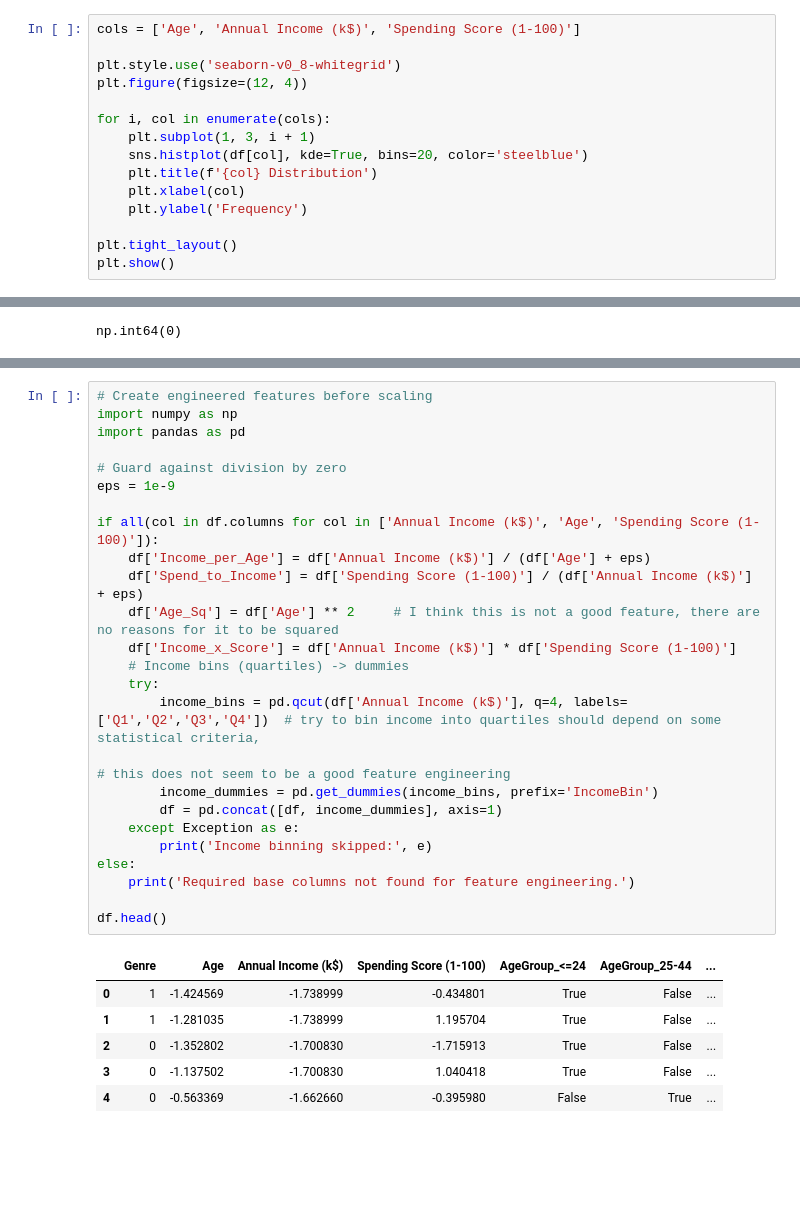
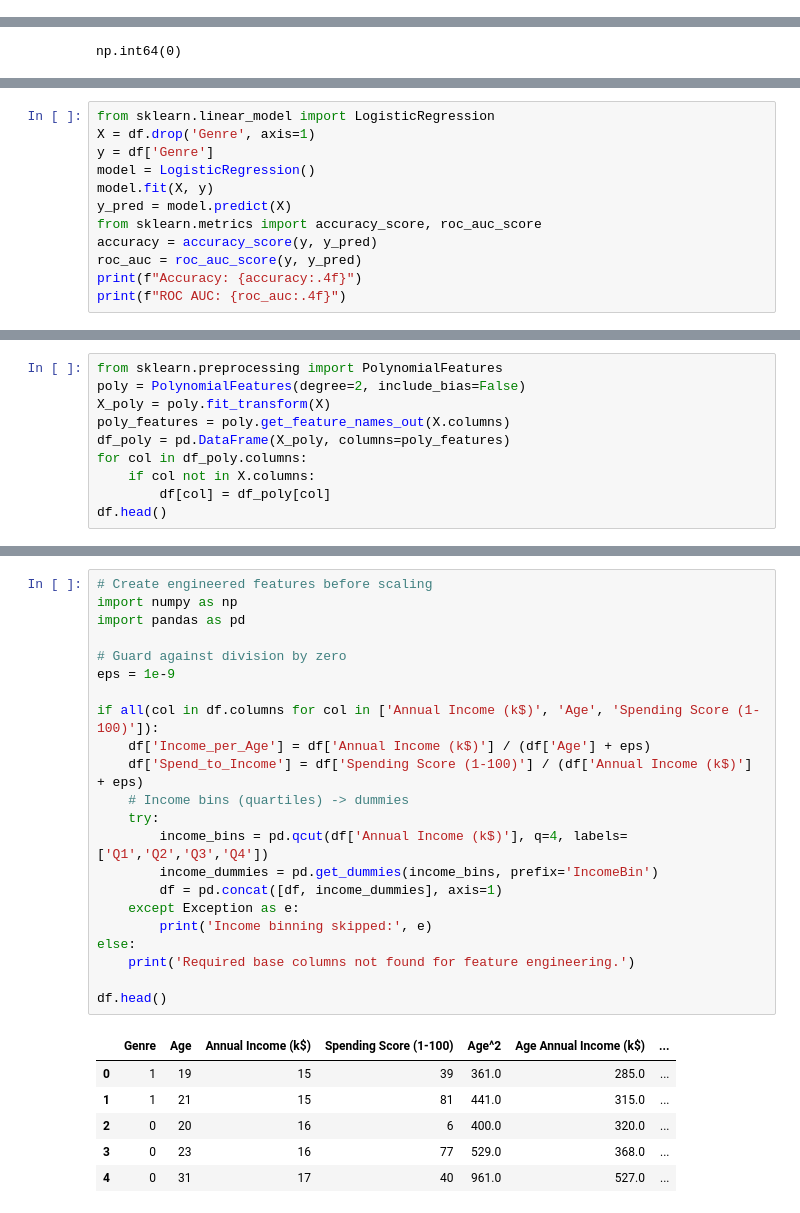
Before and after one commit to Pseudonymous-gdy/Data-Mining-Project, a Jupyter notebook: Preprocessing.ipynb, the cells around one changed output, grey strips where cells are left out. Cells and saved outputs as stored; diff of their text form; blank space fills up the shorter version.

```diff
--- a/Preprocessing.ipynb
+++ b/Preprocessing.ipynb
@@ -13,18 +13,3 @@ df.head()
 | 2 | 3 | Female | 20 | 16 | 6 |
 | 3 | 4 | Female | 23 | 16 | 77 |
 | 4 | 5 | Female | 31 | 17 | 40 |
-# %%
-cols = ['Age', 'Annual Income (k$)', 'Spending Score (1-100)']
-
-plt.style.use('seaborn-v0_8-whitegrid')
-plt.figure(figsize=(12, 4))
-
-for i, col in enumerate(cols):
-    plt.subplot(1, 3, i + 1)
-    sns.histplot(df[col], kde=True, bins=20, color='steelblue')
-    plt.title(f'{col} Distribution')
-    plt.xlabel(col)
-    plt.ylabel('Frequency')
-
-plt.tight_layout()
-plt.show()
@@ -181,0 +149,12 @@ df.head()
+# %%
+from sklearn.linear_model import LogisticRegression
+X = df.drop('Genre', axis=1)
+y = df['Genre']
+model = LogisticRegression()
+model.fit(X, y)
+y_pred = model.predict(X)
+from sklearn.metrics import accuracy_score, roc_auc_score
+accuracy = accuracy_score(y, y_pred)
+roc_auc = roc_auc_score(y, y_pred)
+print(f"Accuracy: {accuracy:.4f}")
+print(f"ROC AUC: {roc_auc:.4f}")
@@ -191,2 +172,12 @@ We add a few interpretable features to better reflect customer profiles:
 
 Note: features are created before scaling; binary/dummy variables will not be scaled later.
+# %%
+from sklearn.preprocessing import PolynomialFeatures
+poly = PolynomialFeatures(degree=2, include_bias=False)
+X_poly = poly.fit_transform(X)
+poly_features = poly.get_feature_names_out(X.columns)
+df_poly = pd.DataFrame(X_poly, columns=poly_features)
+for col in df_poly.columns:
+    if col not in X.columns:
+        df[col] = df_poly[col]
+df.head()
@@ -193,35 +207,32 @@ Note: features are created before scaling; binary/dummy variables will not be sc
 # %%
 # Create engineered features before scaling
 import numpy as np
 import pandas as pd
 
 # Guard against division by zero
 eps = 1e-9
 
 if all(col in df.columns for col in ['Annual Income (k$)', 'Age', 'Spending Score (1-100)']):
     df['Income_per_Age'] = df['Annual Income (k$)'] / (df['Age'] + eps)
     df['Spend_to_Income'] = df['Spending Score (1-100)'] / (df['Annual Income (k$)'] + eps)
-    df['Age_Sq'] = df['Age'] ** 2     # I think this is not a good feature, there are no reasons for it to be squared
-    df['Income_x_Score'] = df['Annual Income (k$)'] * df['Spending Score (1-100)']
     # Income bins (quartiles) -> dummies
     try:
-        income_bins = pd.qcut(df['Annual Income (k$)'], q=4, labels=['Q1','Q2','Q3','Q4'])  # try to bin income into quartiles should depend on some statistical criteria,
-                                                                                            # this does not seem to be a good feature engineering
+        income_bins = pd.qcut(df['Annual Income (k$)'], q=4, labels=['Q1','Q2','Q3','Q4'])
         income_dummies = pd.get_dummies(income_bins, prefix='IncomeBin')
         df = pd.concat([df, income_dummies], axis=1)
     except Exception as e:
         print('Income binning skipped:', e)
 else:
     print('Required base columns not found for feature engineering.')
 
 df.head()
 # %% [output]
-|  | Genre | Age | Annual Income (k$) | Spending Score (1-100) | AgeGroup_<=24 | AgeGroup_25-44 | ... |
-| 0 | 1 | -1.424569 | -1.738999 | -0.434801 | True | False | ... |
-| 1 | 1 | -1.281035 | -1.738999 | 1.195704 | True | False | ... |
-| 2 | 0 | -1.352802 | -1.700830 | -1.715913 | True | False | ... |
-| 3 | 0 | -1.137502 | -1.700830 | 1.040418 | True | False | ... |
-| 4 | 0 | -0.563369 | -1.662660 | -0.395980 | False | True | ... |
+|  | Genre | Age | Annual Income (k$) | Spending Score (1-100) | Age^2 | Age Annual Income (k$) | ... |
+| 0 | 1 | 19 | 15 | 39 | 361.0 | 285.0 | ... |
+| 1 | 1 | 21 | 15 | 81 | 441.0 | 315.0 | ... |
+| 2 | 0 | 20 | 16 | 6 | 400.0 | 320.0 | ... |
+| 3 | 0 | 23 | 16 | 77 | 529.0 | 368.0 | ... |
+| 4 | 0 | 31 | 17 | 40 | 961.0 | 527.0 | ... |
 # %%
 # scaling using standard scaler (exclude binary/dummy features)
 from sklearn.preprocessing import StandardScaler
```
Also changed, not shown: parts of 17 cells of this notebook, 1 other file.
